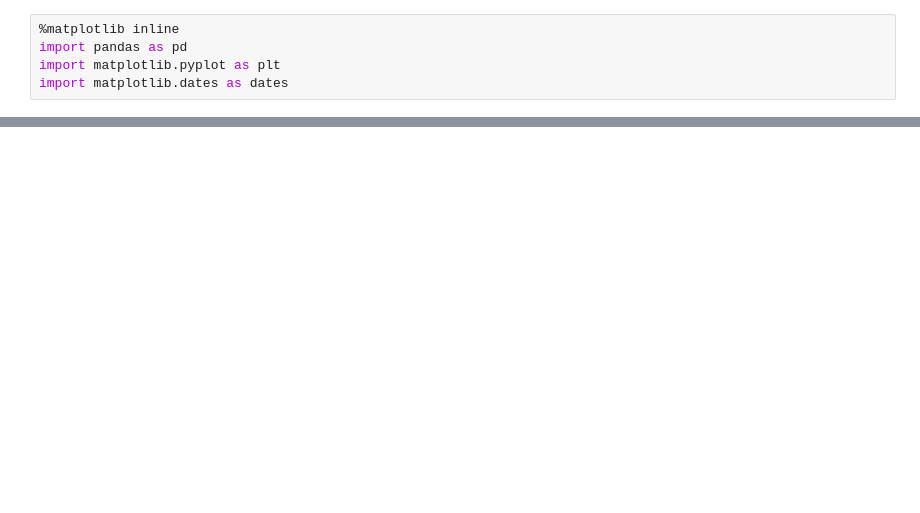
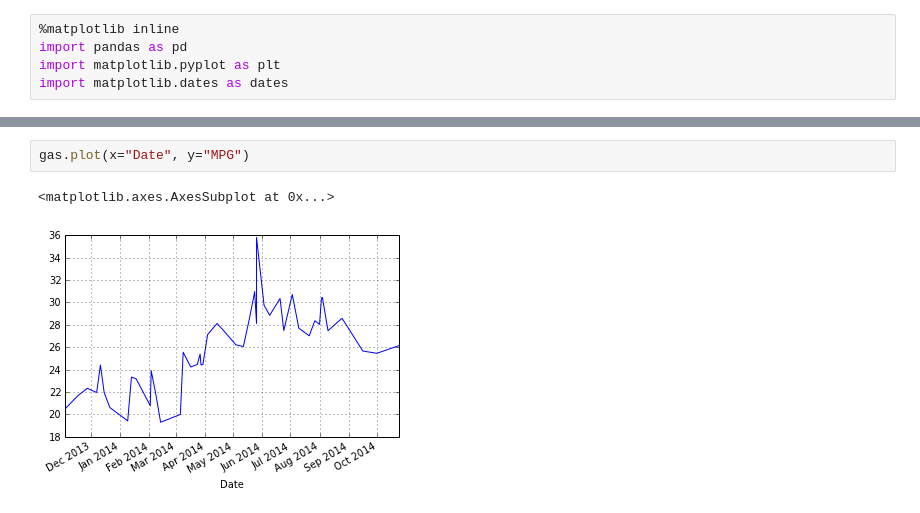
Before and after one commit to DeltaP/mileage, a Jupyter notebook: explore.ipynb, the cells around one changed output, grey strips where cells are left out. Saved outputs shown, nothing was run; the diff lists cells and outputs as text; blank space fills up the shorter version.

```diff
--- a/explore.ipynb
+++ b/explore.ipynb
@@ -45,0 +63,5 @@ gas.plot(x="Date", y="PPG")
+# %%
+gas.plot(x="Date", y="MPG")
+# %% [output]
+<matplotlib.axes.AxesSubplot at 0x...>
+[figure, added]
```
Also changed, not shown: parts of 11 cells of this notebook, 3 other files.
